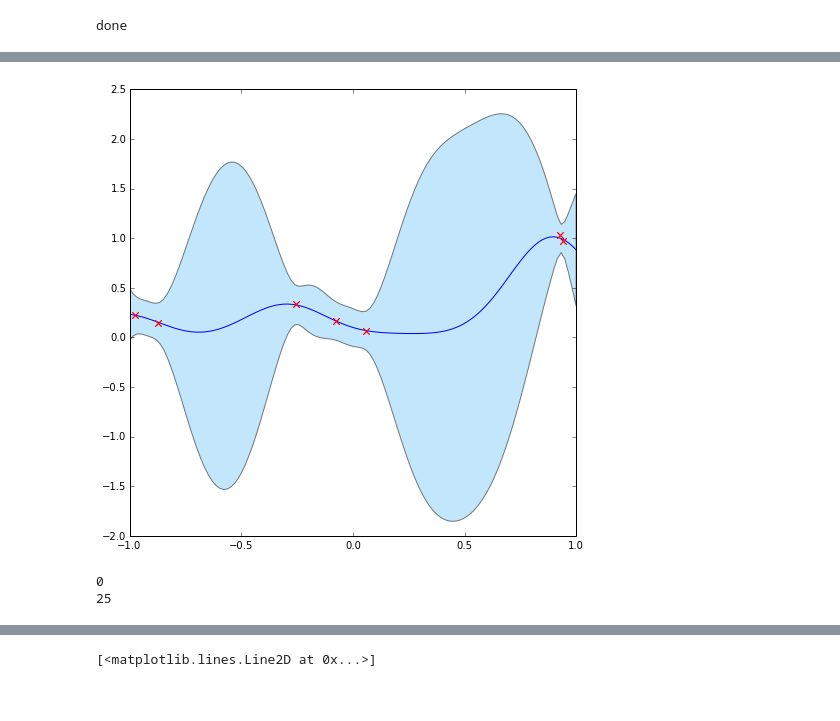
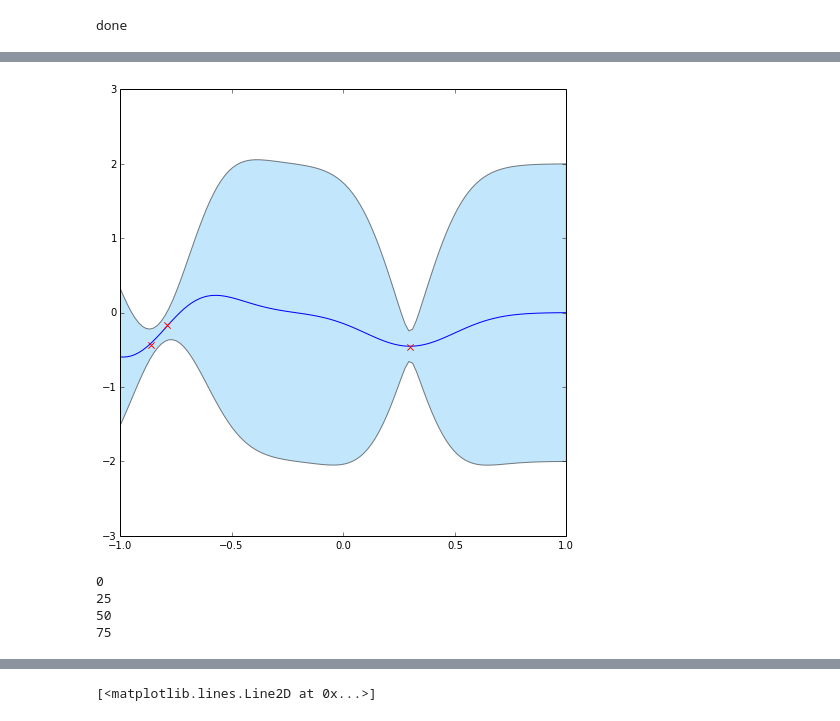
Before and after one commit to markm541374/ES, a Jupyter notebook: search.ipynb, the cells around one changed output, grey strips where cells are left out. Drawn from its saved outputs; the diff is of its cells as text; code cells hidden in the pictures.

```diff
--- a/search.ipynb
+++ b/search.ipynb
@@ -49,23 +49,27 @@ plt.plot(xmintrue,miny,'rx')
 # %%
-n_init=7
+n_init=3
 x=sp.random.uniform(-1,1,n_init)
 y=map(f,x)+sp.random.normal(scale=0.1,size=n_init)
 Xo=sp.matrix(x).T
 Yo=sp.matrix(y).T
 So=sp.matrix([[0.01]]*n_init)
 Do=[[sp.NaN]]*n_init
 g1=GPd.GPcore(Xo,Yo,So,Do,kf)
 a=GPd.plot1(g1,[-1],[1])
 # %% [output]
-[figure, old version]
+[figure, new version]
 # %%
-Xi=sp.linspace(-1,1,401)
+n=101
+Xi=sp.linspace(-1,1,201)
 #Xi=[0,12]
 Si=[0.01]
-H=EntropyPredict.predict_1dfixk([Xo,Yo,So,Do],kf,Xi,Si,nd=50)
+GG=EntropyPredict.makedraws([Xo,Yo,So,Do],kf,nd=100)
+#H=EntropyPredict.predict_1dfixk([Xo,Yo,So,Do],kf,Xi,Si,nd=50)
 #EI=EntropyPredict.EI_1dfixk([Xo,Yo,So,Do],kf,Xi,sp.amin(Yo))
 # %% [output]
 0
 25
+50
+75
 # %%
 a=GPd.plot1(g1,[-1],[1])
```
Also changed, not shown: parts of 4 cells of this notebook, 2 other files.
